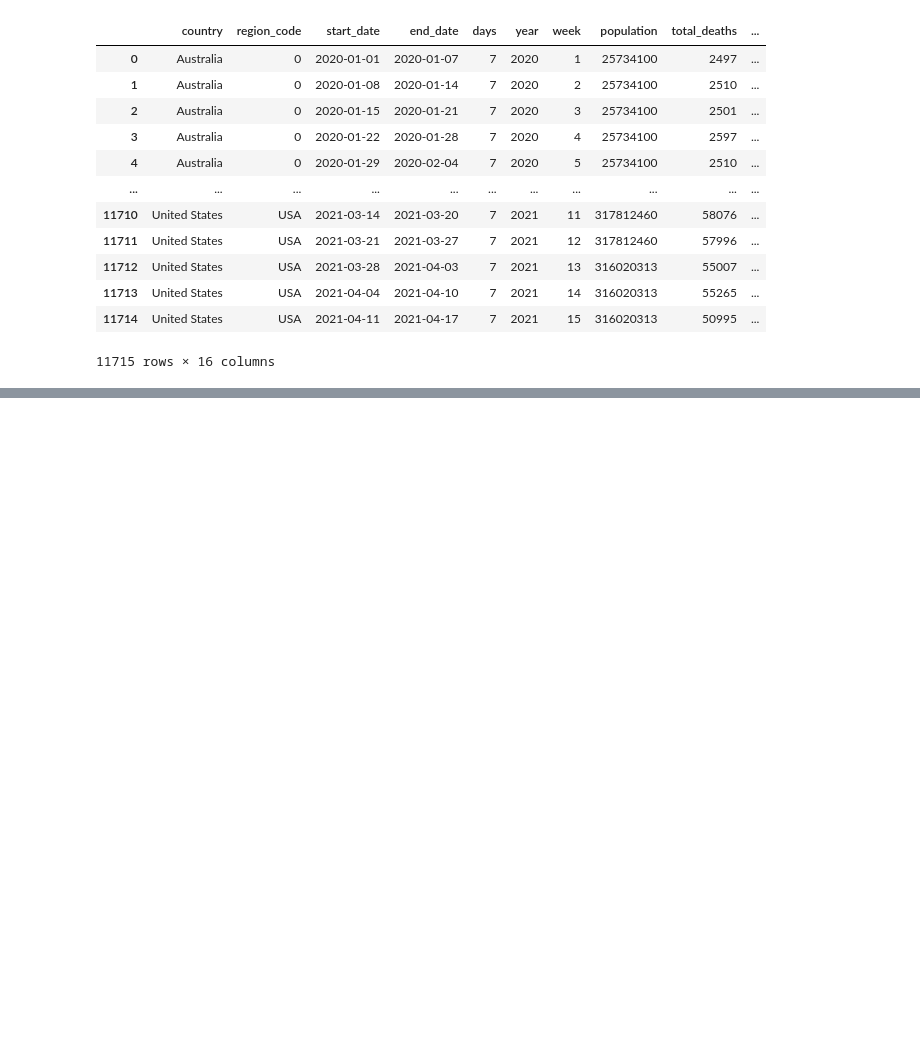
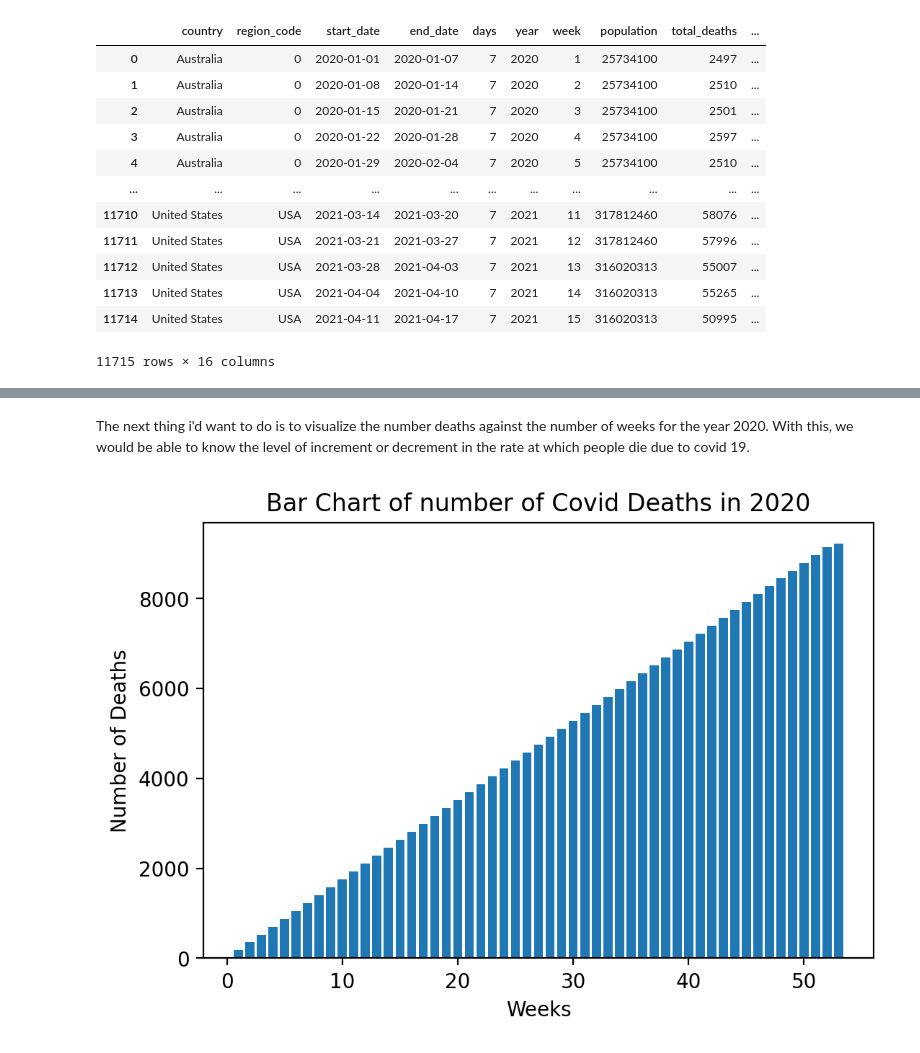
Before and after one commit to DevEmmy/all_weekly_excess_deaths_data_analysis, a Jupyter notebook: data_science.ipynb, the cells around one changed output, grey strips where cells are left out. Cells and saved outputs as stored; diff of their text form; code cells hidden in the pictures; blank space fills up the shorter version.

```diff
--- a/data_science.ipynb
+++ b/data_science.ipynb
@@ -6,8 +6,8 @@ import pandas as pd
 # %% [markdown]
 Then the next thing is to open the required file using the built in function in pandas which is "read_csv()" to open the file - specifically csv file -to begin the wrangling operation with it, then print the first 5 rows.
 # %%
-file = pd.read_csv('weekly_deaths.csv')
-file.head()
+weekly_deaths_df = pd.read_csv('weekly_deaths.csv')
+weekly_deaths_df.head()
 # %% [output]
 |  | country | region | region_code | start_date | end_date | days | year | week | population | ... |
 | 0 | Australia | Australia | 0 | 2020-01-01 | 2020-01-07 | 7 | 2020 | 1 | 25734100 | ... |
@@ -41,8 +41,8 @@ dtype: int64
 # %% [markdown]
 So since there is no Null value in the data set there is no need of calling the "dropna()" method which is used to drop the row which includes a Null value. If you observe the data, the region and country has the same values, so i'd just remove the 'region' column from the whole data.
 # %%
-file.drop('region',axis=1, inplace=True)
-file.head()
+weekly_deaths_df.drop('region',axis=1, inplace=True)
+weekly_deaths_df.head()
 # %% [output]
 |  | country | region_code | start_date | end_date | days | year | week | population | total_deaths | ... |
 | 0 | Australia | 0 | 2020-01-01 | 2020-01-07 | 7 | 2020 | 1 | 25734100 | 2497 | ... |
@@ -148,0 +169,22 @@ file
+# %% [markdown]
+The next thing i'd want to do is to visualize the number deaths against the number of weeks for the year 2020. With this, we would be able to know the level of increment or decrement in the rate at which people die due to covid 19.
+# %%
+no_weeks_2020 = weekly_deaths_df.loc[weekly_deaths_df.year == 2020].week.unique()
+
+for x in weekly_deaths_df.index:
+    if weekly_deaths_df.loc[x, 'covid_deaths'] < 0:
+        weekly_deaths_df.loc[x, 'covid_deaths']=0
+
+covid_deaths_in_2020 = []
+for x in no_weeks_2020:
+    covid_deaths_in_2020.append(weekly_deaths_df.loc[(weekly_deaths_df.week == x) & (weekly_deaths_df.year ==2020)].week.sum())
+
+plt.figure(dpi=200)
+plt.title('Bar Chart of number of Covid Deaths in 2020')
+plt.xlabel('Weeks')
+plt.ylabel('Number of Deaths')
+plt.bar(no_weeks_2020, covid_deaths_in_2020)
+
+plt.show()
+# %% [output]
+[figure, added]
```
Also changed, not shown: parts of 18 cells of this notebook, 11 other files.
